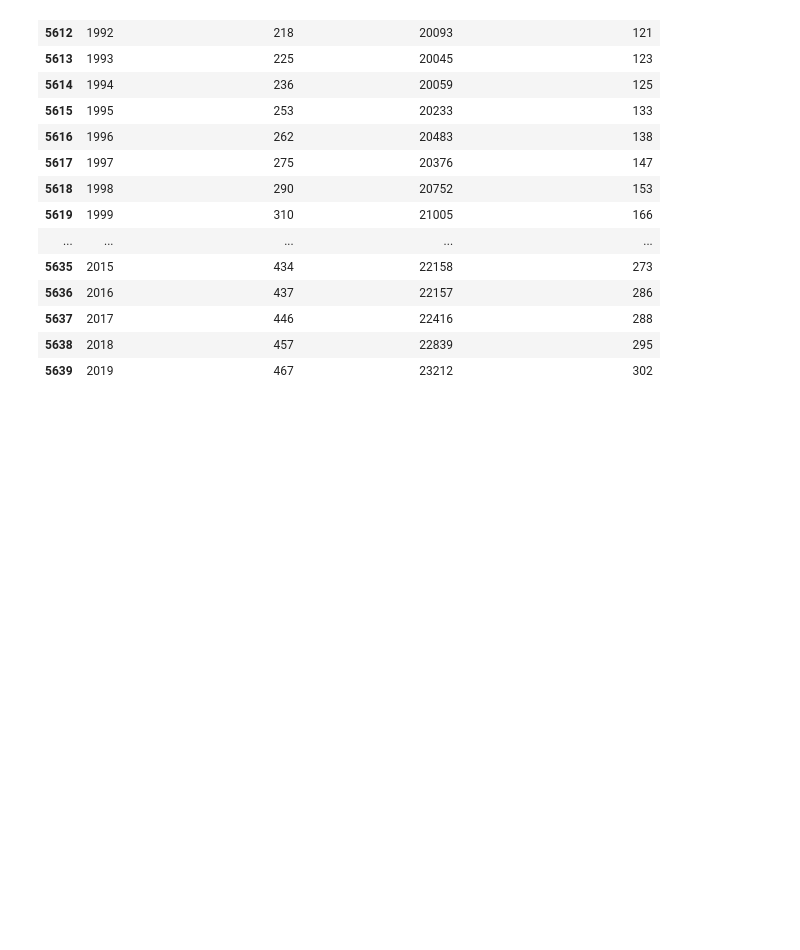
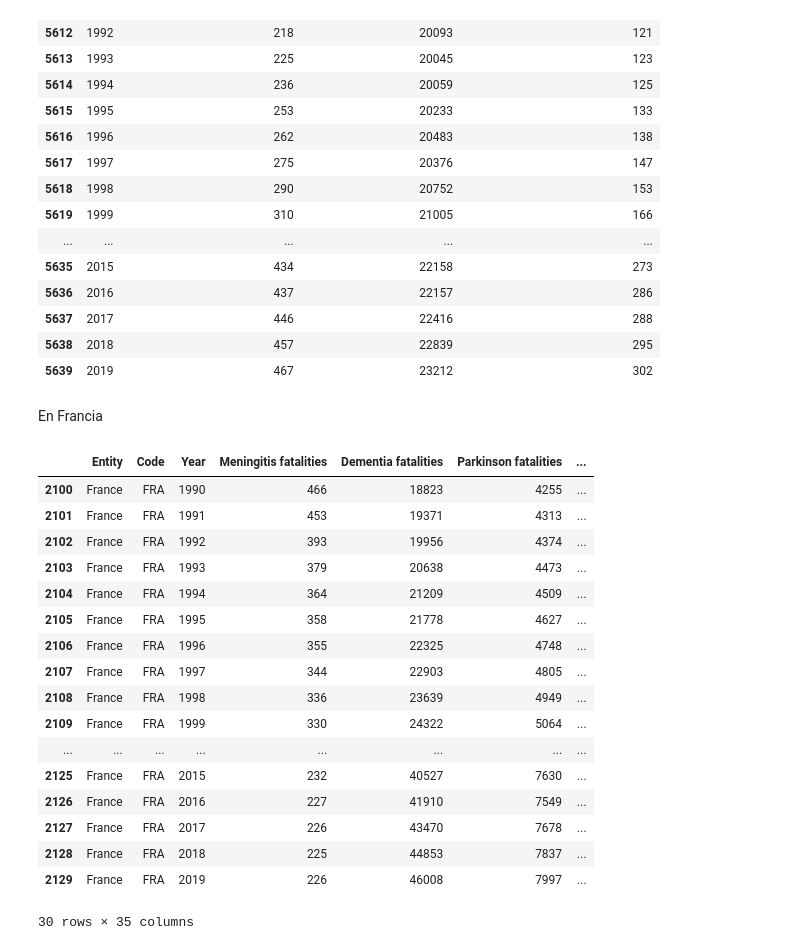
Before and after one commit to alegonzjur/ProyectoTFG, a Jupyter notebook: data/comp.ipynb, the cells around one changed output. Drawn from its saved outputs; the diff is of its cells as text; code cells hidden in the pictures; blank space fills up the shorter version.

```diff
--- a/data/comp.ipynb
+++ b/data/comp.ipynb
@@ -135,3 +134,27 @@ nutricionales
 | 5637 | 2017 | 446 | 22416 | 288 |
 | 5638 | 2018 | 457 | 22839 | 295 |
 | 5639 | 2019 | 467 | 23212 | 302 |
+# %% [markdown]
+En Francia
+# %%
+france = data.query('Entity == "France"')
+france
+# %% [output]
+|  | Entity | Code | Year | Meningitis fatalities | Dementia fatalities | Parkinson fatalities | ... |
+| 2100 | France | FRA | 1990 | 466 | 18823 | 4255 | ... |
+| 2101 | France | FRA | 1991 | 453 | 19371 | 4313 | ... |
+| 2102 | France | FRA | 1992 | 393 | 19956 | 4374 | ... |
+| 2103 | France | FRA | 1993 | 379 | 20638 | 4473 | ... |
+| 2104 | France | FRA | 1994 | 364 | 21209 | 4509 | ... |
+| 2105 | France | FRA | 1995 | 358 | 21778 | 4627 | ... |
+| 2106 | France | FRA | 1996 | 355 | 22325 | 4748 | ... |
+| 2107 | France | FRA | 1997 | 344 | 22903 | 4805 | ... |
+| 2108 | France | FRA | 1998 | 336 | 23639 | 4949 | ... |
+| 2109 | France | FRA | 1999 | 330 | 24322 | 5064 | ... |
+| ... | ... | ... | ... | ... | ... | ... | ... |
+| 2125 | France | FRA | 2015 | 232 | 40527 | 7630 | ... |
+| 2126 | France | FRA | 2016 | 227 | 41910 | 7549 | ... |
+| 2127 | France | FRA | 2017 | 226 | 43470 | 7678 | ... |
+| 2128 | France | FRA | 2018 | 225 | 44853 | 7837 | ... |
+| 2129 | France | FRA | 2019 | 226 | 46008 | 7997 | ... |
+30 rows × 35 columns
```
Also changed, not shown: parts of 11 cells of this notebook.
